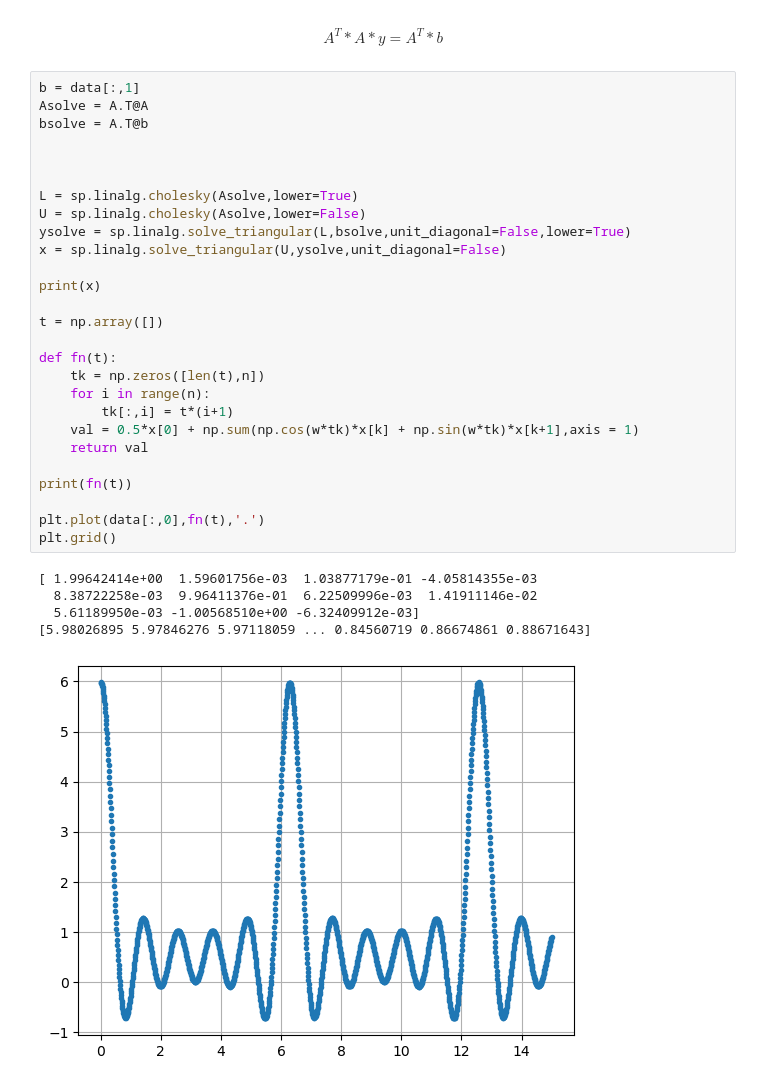
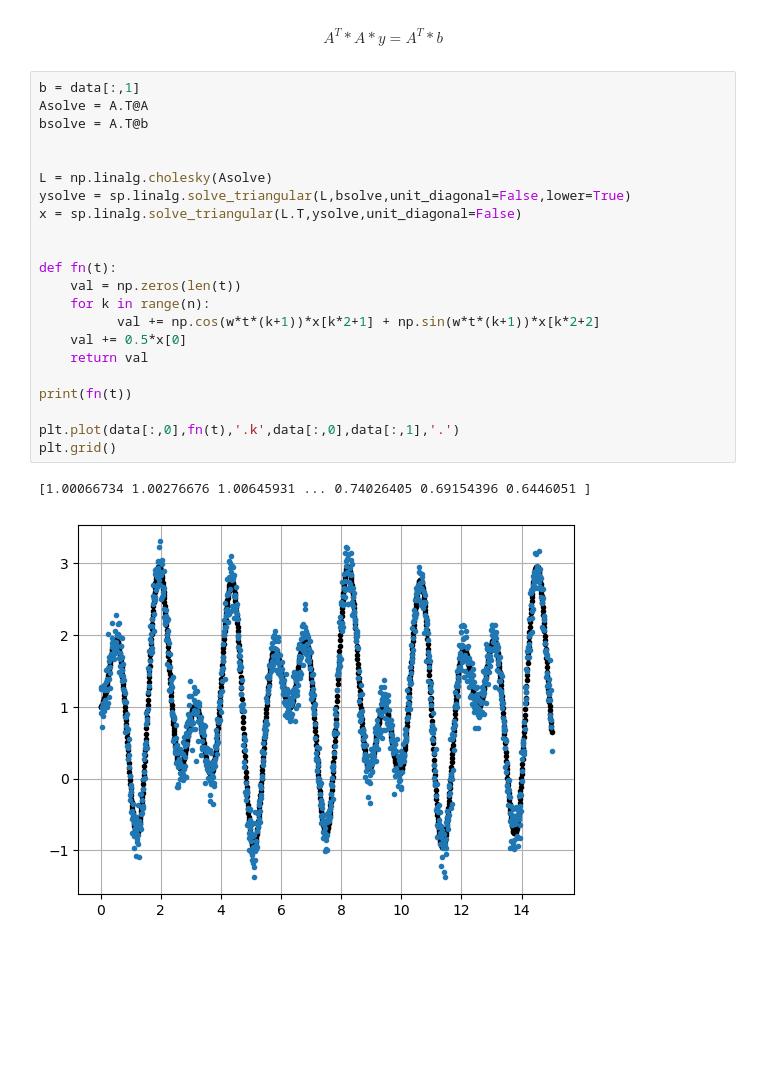
Before and after one commit to roman1100011/NumerikPraktika, a Jupyter notebook: Praktikum 4/Numerik-Praktikum-4_stiw.ipynb, the cells around one changed output. Saved outputs shown, nothing was run; the diff lists cells and outputs as text; blank space fills up the shorter version.

```diff
--- a/Praktikum 4/Numerik-Praktikum-4_stiw.ipynb
+++ b/Praktikum 4/Numerik-Praktikum-4_stiw.ipynb
@@ -40,33 +37,25 @@ $$A^T * A * y = A^T * b$$
 # %%
 b = data[:,1]
 Asolve = A.T@A
 bsolve = A.T@b
 
 
+L = np.linalg.cholesky(Asolve)
+ysolve = sp.linalg.solve_triangular(L,bsolve,unit_diagonal=False,lower=True)
+x = sp.linalg.solve_triangular(L.T,ysolve,unit_diagonal=False)
 
-L = sp.linalg.cholesky(Asolve,lower=True)
-U = sp.linalg.cholesky(Asolve,lower=False)
-ysolve = sp.linalg.solve_triangular(L,bsolve,unit_diagonal=False,lower=True)
-x = sp.linalg.solve_triangular(U,ysolve,unit_diagonal=False)
-
-print(x)
-
-t = np.array([])
 
 def fn(t):
-    tk = np.zeros([len(t),n])
-    for i in range(n):
-        tk[:,i] = t*(i+1)
-    val = 0.5*x[0] + np.sum(np.cos(w*tk)*x[k] + np.sin(w*tk)*x[k+1],axis = 1)
+    val = np.zeros(len(t))
+    for k in range(n):
+          val += np.cos(w*t*(k+1))*x[k*2+1] + np.sin(w*t*(k+1))*x[k*2+2]
+    val += 0.5*x[0]
     return val
 
 print(fn(t))
 
-plt.plot(data[:,0],fn(t),'.')
+plt.plot(data[:,0],fn(t),'.k',data[:,0],data[:,1],'.')
 plt.grid()
 # %% [output]
-[ 1.99642414e+00  1.59601756e-03  1.03877179e-01 -4.05814355e-03
-  8.38722258e-03  9.96411376e-01  6.22509996e-03  1.41911146e-02
-  5.61189950e-03 -1.00568510e+00 -6.32409912e-03]
-[5.98026895 5.97846276 5.97118059 ... 0.84560719 0.86674861 0.88671643]
+[1.00066734 1.00276676 1.00645931 ... 0.74026405 0.69154396 0.6446051 ]
-[figure, old version]
+[figure, new version]
```
Also changed, not shown: parts of 2 cells of this notebook.
